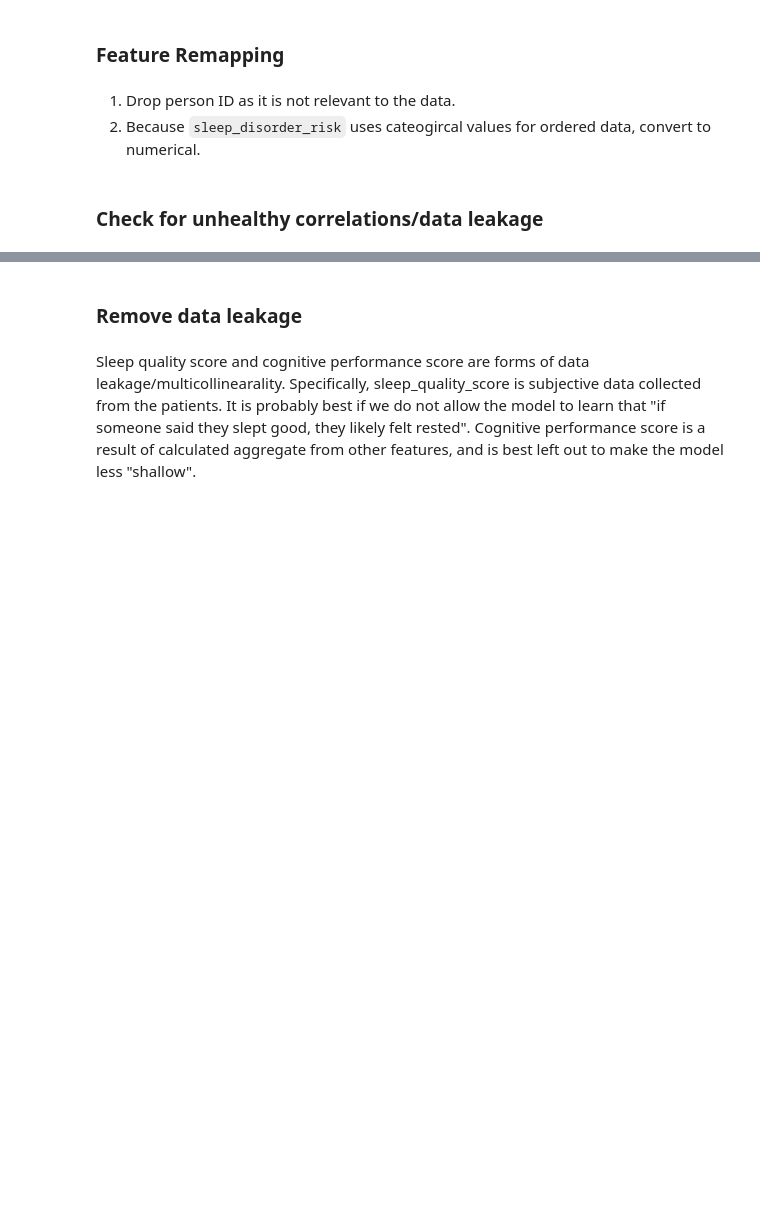
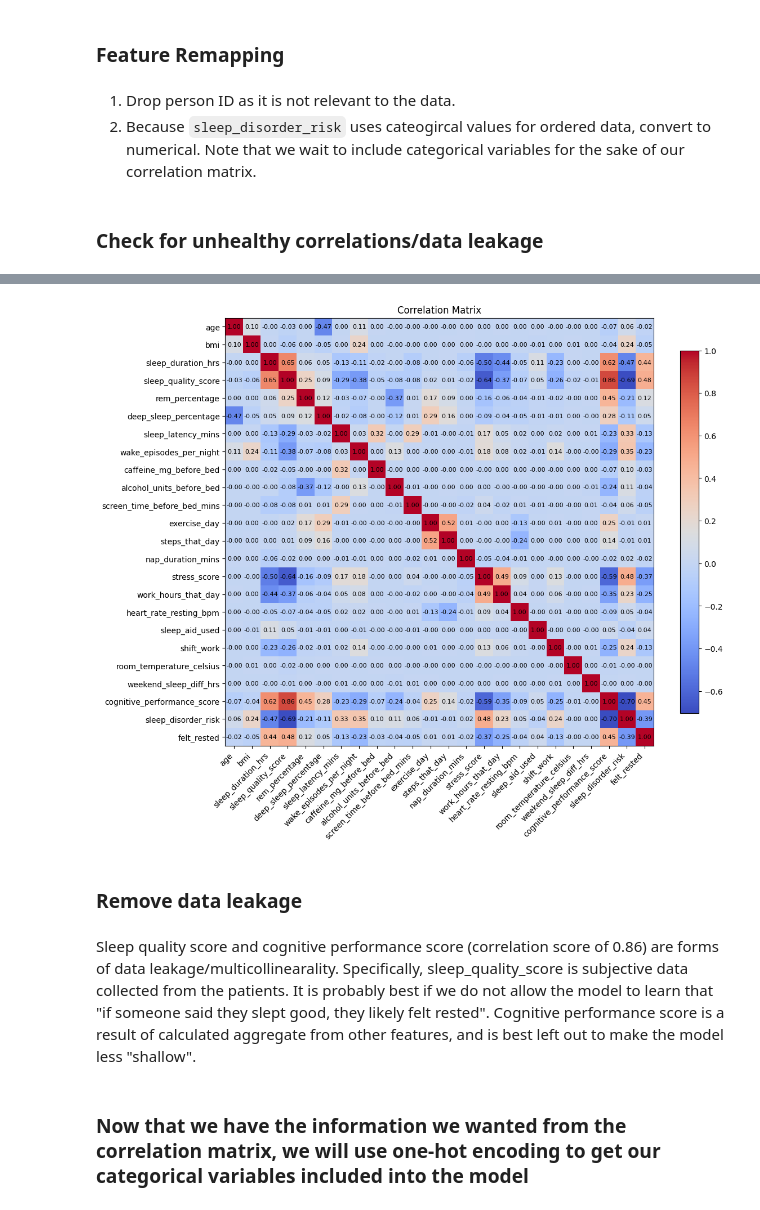
Before and after one commit to JosephPizzuti/cse2600_final_project, a Jupyter notebook: notebooks/01_preprocessing.ipynb, the cells around one changed output, grey strips where cells are left out. Cells and saved outputs as stored; diff of their text form; code cells hidden in the pictures; blank space fills up the shorter version.

```diff
--- a/notebooks/01_preprocessing.ipynb
+++ b/notebooks/01_preprocessing.ipynb
@@ -29,6 +31,7 @@ dtype: object
 # %% [markdown]
 1. Drop person ID as it is not relevant to the data.
 2. Because `sleep_disorder_risk` uses cateogircal values for ordered data, convert to numerical.
+Note that we wait to include categorical variables for the sake of our correlation matrix.
 # %%
 Sleep = Sleep.drop(columns=['person_id'])
 
@@ -42,7 +46,29 @@ Sleep['sleep_disorder_risk'] = Sleep['sleep_disorder_risk'].map(risk_map)
 # %% [markdown]
 ### Check for unhealthy correlations/data leakage
 # %%
+# create correlation matrix
 numeric_df = Sleep.select_dtypes(include=['number'])
-corr_matrix = numeric_df.corr()
-corr_matrix.style.background_gradient(cmap='coolwarm').format(precision=2)
+corr = numeric_df.corr()
+columns = corr.columns
+
+# init plot / colorbar / labels
+fig, ax = plt.subplots(figsize=(12, 10))
+im = ax.imshow(corr, cmap='coolwarm')
+
+fig.colorbar(im, ax=ax, shrink=0.8)
+
+ax.set_xticks(np.arange(len(columns)))
+ax.set_yticks(np.arange(len(columns)))
+ax.set_xticklabels(columns, rotation=45, ha="right")
+ax.set_yticklabels(columns)
+
+# text values in each box
+for i in range(len(columns)):
+    for j in range(len(columns)):
+        text = ax.text(j, i, f"{corr.iloc[i, j]:.2f}",
+                       ha="center", va="center", color="black", fontsize=8)
+
+ax.set_title("Correlation Matrix")
+fig.tight_layout()
+plt.show()
 # %% [output]
@@ -66,10 +75,13 @@ corr_matrix.style.background_gradient(cmap='coolwarm').format(precision=2)
+[figure, added]
 # %% [markdown]
 ### Remove data leakage
 # %% [markdown]
-Sleep quality score and cognitive performance score are forms of data leakage/multicollinearality. Specifically, sleep_quality_score is subjective data collected from the patients. It is probably best if we do not allow the model to learn that "if someone said they slept good, they likely felt rested". Cognitive performance score is a result of calculated aggregate from other features, and is best left out to make the model less "shallow".
+Sleep quality score and cognitive performance score (correlation score of 0.86) are forms of data leakage/multicollinearality. Specifically, sleep_quality_score is subjective data collected from the patients. It is probably best if we do not allow the model to learn that "if someone said they slept good, they likely felt rested". Cognitive performance score is a result of calculated aggregate from other features, and is best left out to make the model less "shallow".
 # %%
 cols_to_drop = [
     'sleep_quality_score',
     'cognitive_performance_score'
 ]
 Sleep = Sleep.drop(columns=cols_to_drop)
+# %% [markdown]
+### Now that we have the information we wanted from the correlation matrix, we will use one-hot encoding to get our categorical variables included into the model
```
Also changed, not shown: parts of 6 cells of this notebook.
